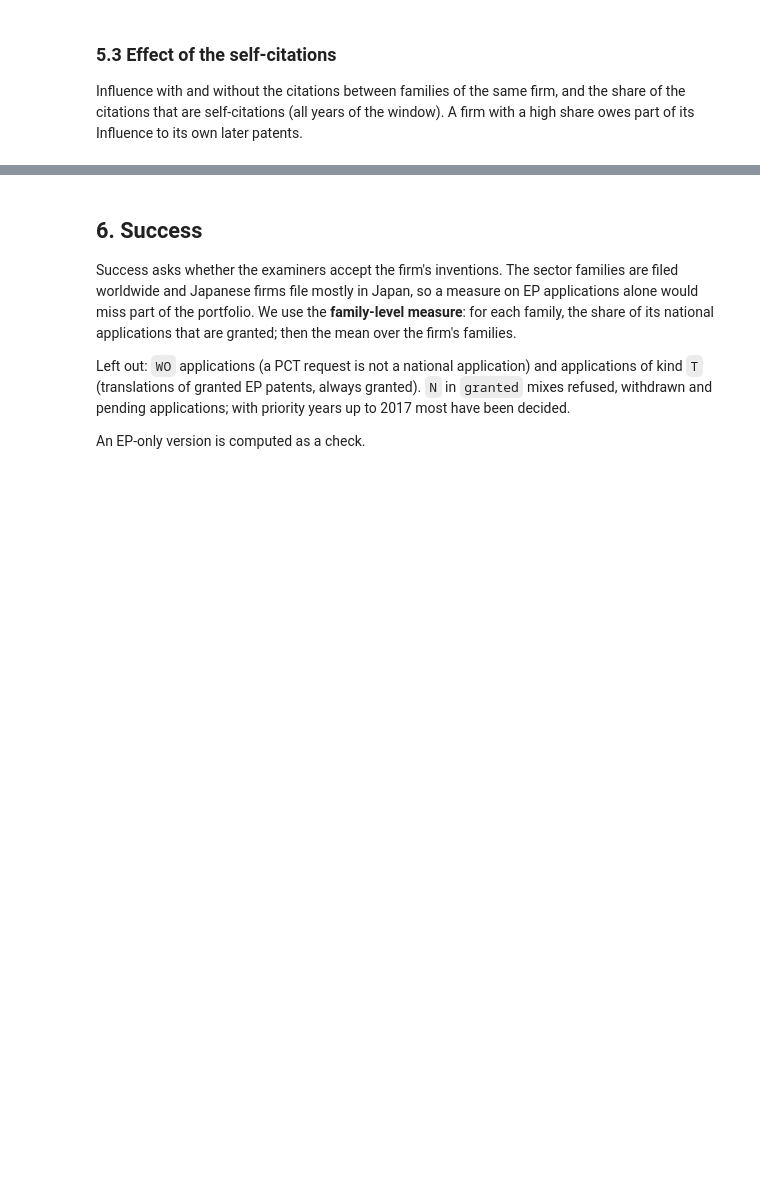
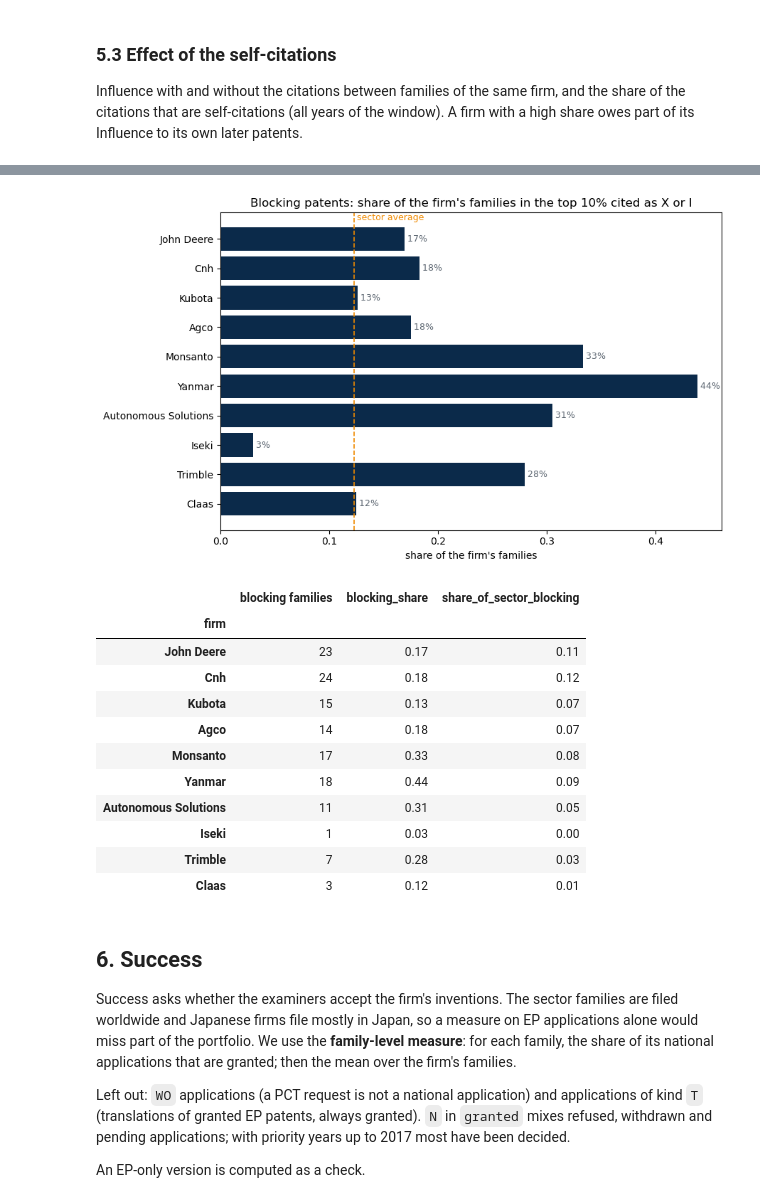
Before and after one commit to AriGBi/team-38-PrecisionAgriculture, a Jupyter notebook: notebooks/Step3_v3_2017.ipynb, the cells around one changed output, grey strips where cells are left out. Saved outputs shown, nothing was run; the diff lists cells and outputs as text; code cells hidden in the pictures; blank space fills up the shorter version.

```diff
--- a/notebooks/Step3_v3_2017.ipynb
+++ b/notebooks/Step3_v3_2017.ipynb
@@ -288,0 +426,13 @@ firm_bars(influence, "Influence: forward citations within 5 years, relative to t
+# %%
+for w in [3, 7]:
+    families[f"fwd{w}_norm"] = normalise(forward_citations(w))
+
+by_window = pd.concat([per_firm(f"fwd{w}_norm") for w in [3, 5, 7]], axis=1)
+by_window.columns = ["3 years", "5 years", "7 years"]
+
+print("Families with a complete window:",
+      {w: f"{families[f'fwd{w}_norm'].notna().mean():.0%}" for w in [3, 5, 7]})
+print("Rank correlation with the 5-year ranking:",
+      by_window.corr(method="spearman")["5 years"].drop("5 years").round(2).to_dict())
+
+by_window.rename(index=SHORT).round(2)
@@ -303,3 +544,25 @@ compare.rename(index=SHORT).round(2)
+# %%
+blocking_share = per_firm("blocking").rename("blocking_share")                 # mean of 0/1 = share of families
+blocking_power = (per_firm("blocking", "sum") / families.blocking.sum()).rename("share_of_sector_blocking")
+
+firm_bars(blocking_share, f"Blocking patents: share of the firm's families in the top {TOP_SHARE:.0%} cited as X or I",
+          "share of the firm's families", fmt="{:.0%}", ref=families.blocking.mean(), ref_label="sector average")
+pd.concat([per_firm("blocking", "sum").rename("blocking families"), blocking_share, blocking_power],
+          axis=1).rename(index=SHORT).round(2)
+# %% [output]
+[figure, added]
+|  | blocking families | blocking_share | share_of_sector_blocking |
+| firm |  |  |  |
+| John Deere | 23 | 0.17 | 0.11 |
+| Cnh | 24 | 0.18 | 0.12 |
+| Kubota | 15 | 0.13 | 0.07 |
+| Agco | 14 | 0.18 | 0.07 |
+| Monsanto | 17 | 0.33 | 0.08 |
+| Yanmar | 18 | 0.44 | 0.09 |
+| Autonomous Solutions | 11 | 0.31 | 0.05 |
+| Iseki | 1 | 0.03 | 0.00 |
+| Trimble | 7 | 0.28 | 0.03 |
+| Claas | 3 | 0.12 | 0.01 |
 # %% [markdown]
 ## 6. Success
 
```
Also changed, not shown: parts of 29 cells of this notebook, 2 other files.
